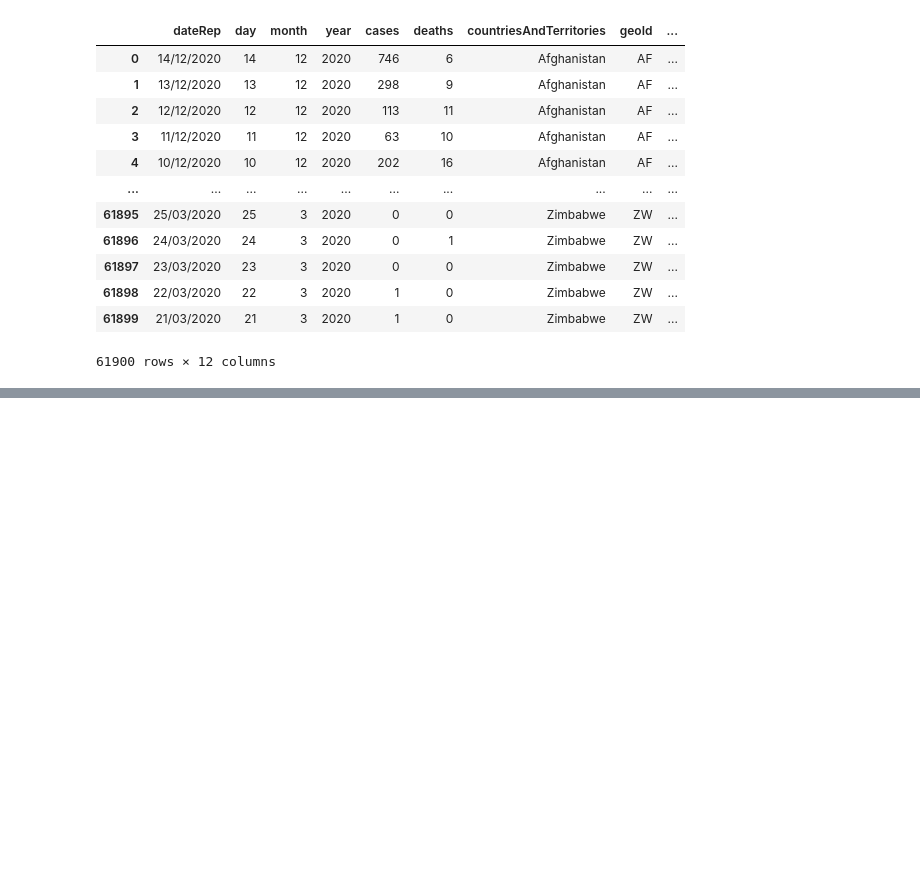
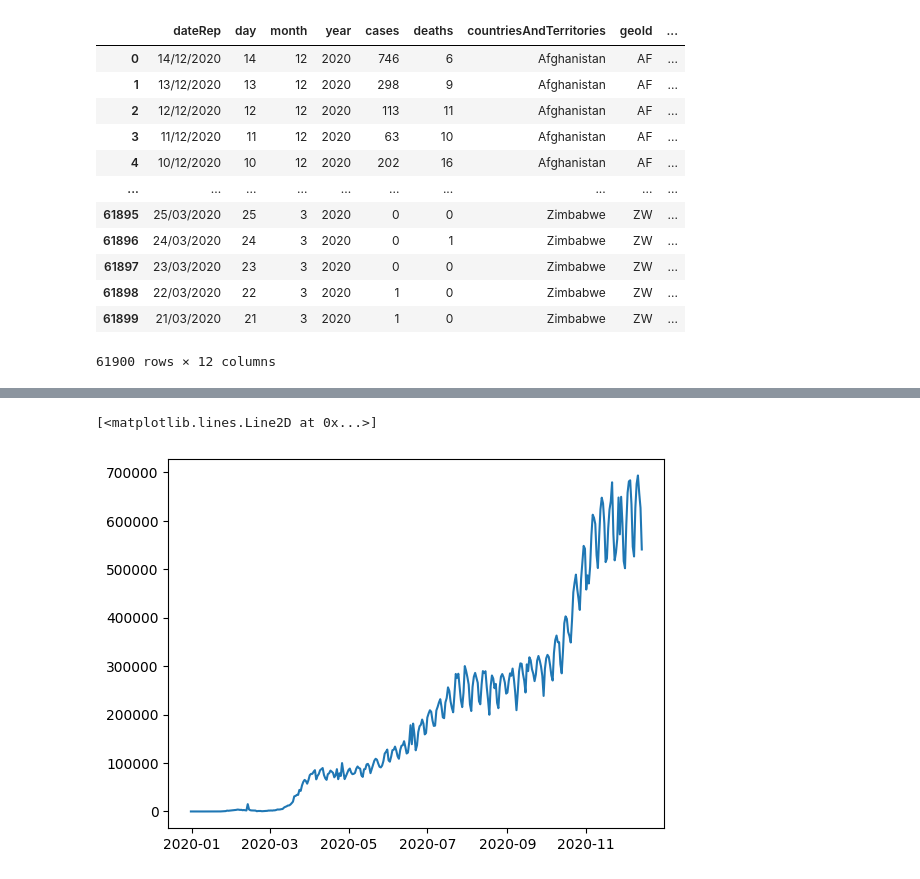
Before and after one commit to python-developer-algebra-klujic/pyds-ponavljanje, a Jupyter notebook: 4_vjezba_uvod_matplotlib.ipynb, the cells around one changed output, grey strips where cells are left out. Drawn from its saved outputs; the diff is of its cells as text; code cells hidden in the pictures; blank space fills up the shorter version.

```diff
--- a/4_vjezba_uvod_matplotlib.ipynb
+++ b/4_vjezba_uvod_matplotlib.ipynb
@@ -22,0 +60,3 @@ casedistribution_df
+# %%
+casedistribution_df = pd.read_csv('data/casedistribution.csv', parse_dates=['dateRep'], dayfirst=True)
+casedistribution_df
@@ -22,0 +77,4 @@ casedistribution_df
+# %%
+cases_pre_day = casedistribution_df[['dateRep', 'cases']].groupby('dateRep', as_index=False).sum()
+cases_pre_day.sort_values(by='dateRep', inplace=True)
+cases_pre_day
@@ -22,0 +95,6 @@ casedistribution_df
+# %%
+plt.plot(cases_pre_day.dateRep, cases_pre_day.cases)
+# plt.show() ovo nije potrebno jer kao i print funkciju Jupyter poziva implicitno
+# %% [output]
+[<matplotlib.lines.Line2D at 0x...>]
+[figure, added]
```
Also changed, not shown: parts of 6 cells of this notebook.
